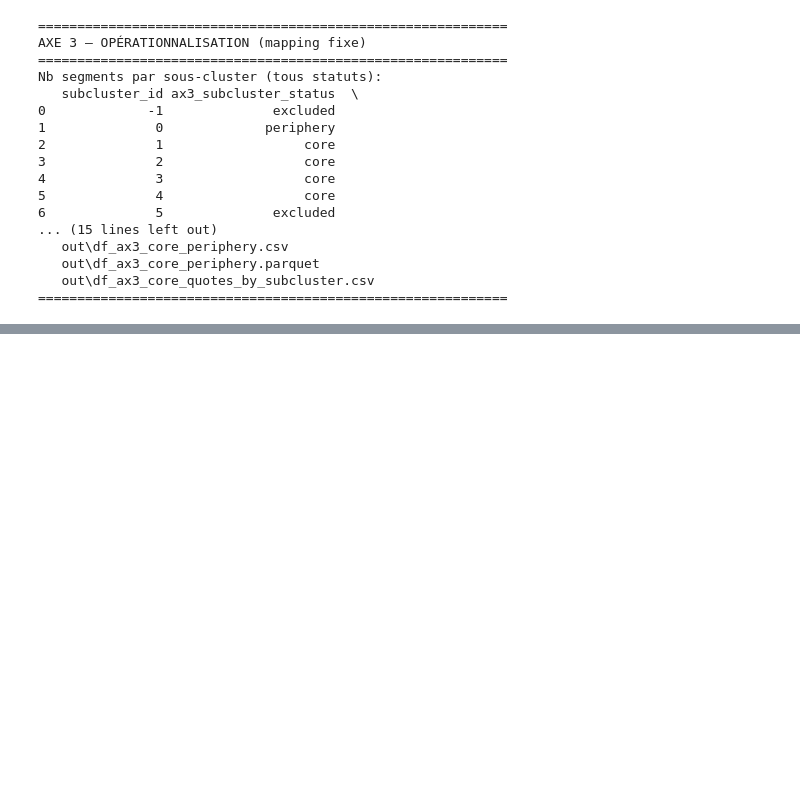
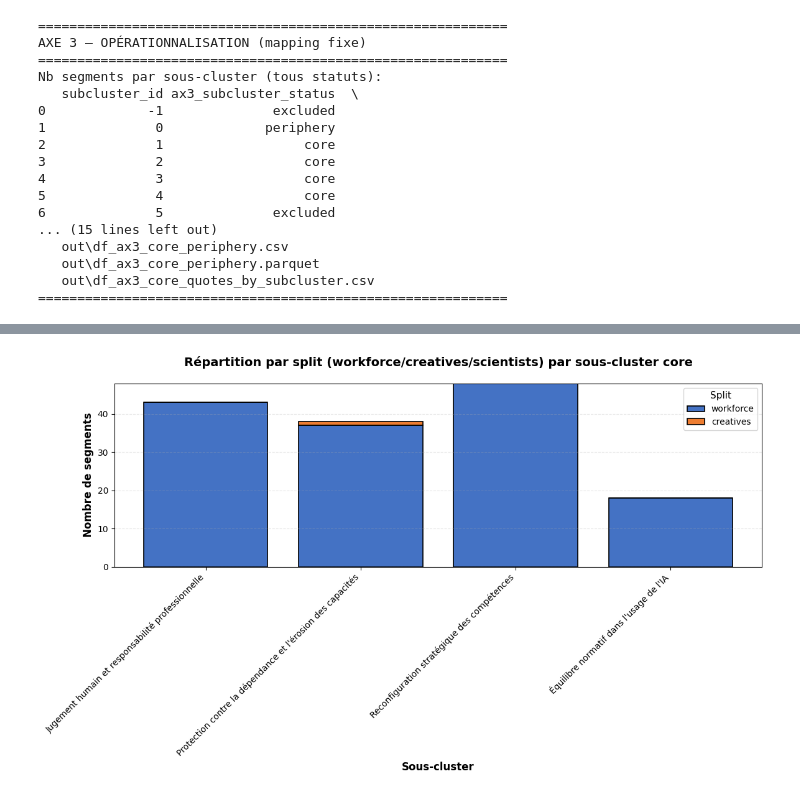
Before and after one commit to BOUADEIKHEIREDDINE/Impact-de-l-IA-sur-le-travail---Anthropic, a Jupyter notebook: anthropic_interviewer_dataset.ipynb, the cells around one changed output, grey strips where cells are left out. Cells and saved outputs as stored; diff of their text form; code cells hidden in the pictures; blank space fills up the shorter version.

```diff
--- a/anthropic_interviewer_dataset.ipynb
+++ b/anthropic_interviewer_dataset.ipynb
@@ -1713,0 +1743,44 @@ Pris ensemble, ces registres montrent que l’Axe 3 ne renvoie pas à une accept
+# %%
+# Plot 2: Bar chart empilé — Répartition par split pour chaque subcluster core
+
+# Vérifier si la colonne split existe
+if 'split' not in df_ax3_core_final.columns:
+    print("Colonne 'split' non trouvée. Vérification des colonnes disponibles:")
+    print(df_ax3_core_final.columns.tolist())
+else:
+    # Créer un tableau croisé
+    cross_tab = pd.crosstab(df_ax3_core_final['ax3_subcluster_name'],
+                            df_ax3_core_final['split'])
+
+    # Trier par ordre alphabétique des subclusters pour cohérence
+    cross_tab = cross_tab.sort_index()
+
+    fig, ax = plt.subplots(figsize=(12, 7))
+
+    # Couleurs pour chaque split
+    colors = {'workforce': '#4472C4', 'creatives': '#ED7D31', 'scientists': '#70AD47'}
+    split_order = ['workforce', 'creatives', 'scientists']
+
+    # Créer le graphique empilé
+    bottom = np.zeros(len(cross_tab))
+    for split in split_order:
+        if split in cross_tab.columns:
+            ax.bar(range(len(cross_tab)), cross_tab[split],
+                  bottom=bottom, label=split, color=colors.get(split, 'gray'),
+                  edgecolor='black', linewidth=1.2)
+            bottom += cross_tab[split]
+
+    ax.set_xticks(range(len(cross_tab)))
+    ax.set_xticklabels(cross_tab.index, rotation=45, ha='right', fontsize=10)
+    ax.set_ylabel("Nombre de segments", fontsize=12, fontweight='bold')
+    ax.set_xlabel("Sous-cluster", fontsize=12, fontweight='bold')
+    ax.set_title("Répartition par split (workforce/creatives/scientists) par sous-cluster core",
+                fontsize=14, fontweight='bold', pad=20)
+    ax.legend(title="Split", fontsize=10, title_fontsize=11)
+    ax.grid(axis='y', alpha=0.3, linestyle='--')
+
+    fig.tight_layout()
+    plt.savefig(out_dir / "ax3_plot_02_stacked_split.png", dpi=300, bbox_inches='tight')
+    plt.show()
+# %% [output]
+[figure, added]
```
Also changed, not shown: parts of 11 cells of this notebook, 8 other files.
